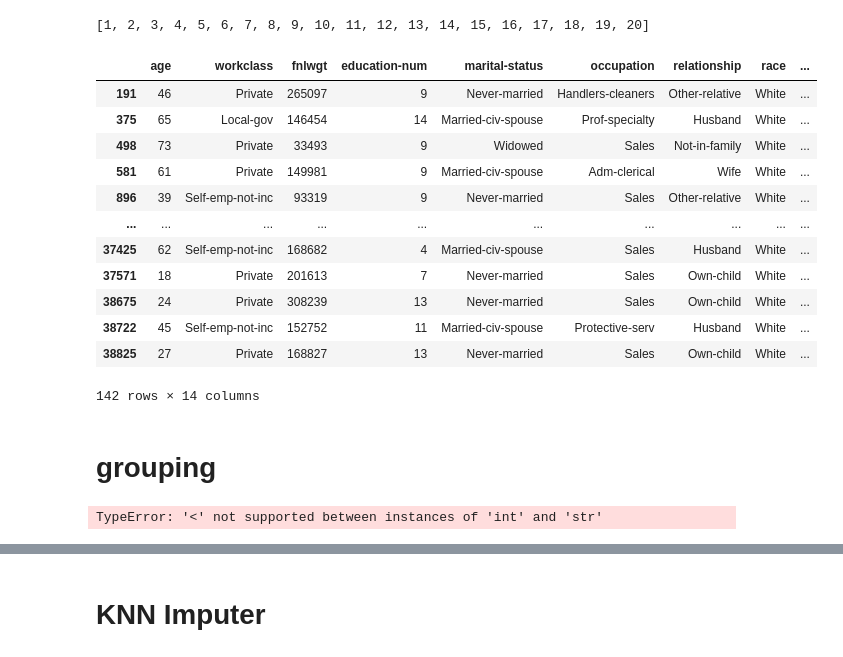
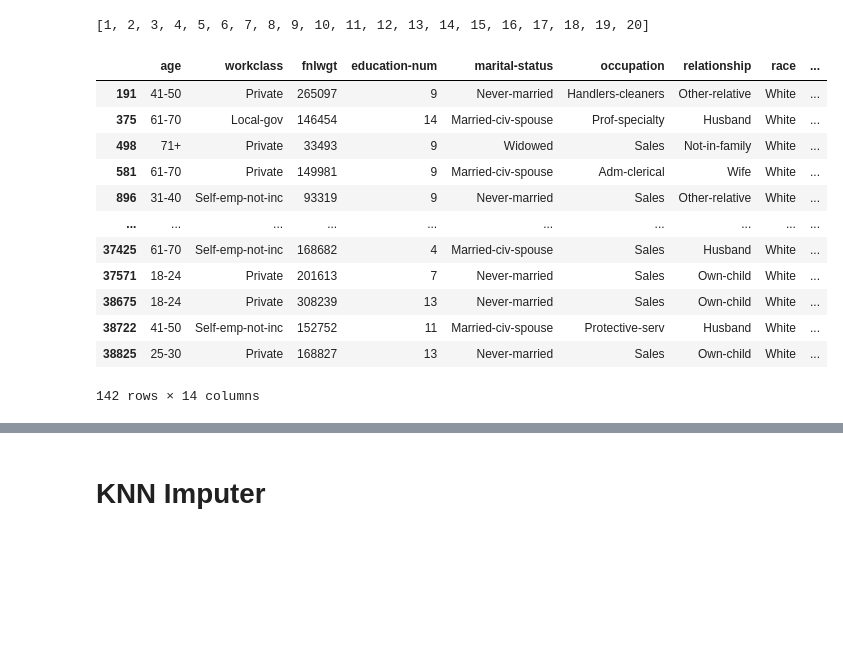
Before and after one commit to Staszek15/Data-Mining-Project, a Jupyter notebook: adults_cleaning.ipynb, the cells around one changed output, grey strips where cells are left out. Saved outputs shown, nothing was run; the diff lists cells and outputs as text; code cells hidden in the pictures; blank space fills up the shorter version.

```diff
--- a/adults_cleaning.ipynb
+++ b/adults_cleaning.ipynb
@@ -222,0 +240,34 @@ dtype: int64
+# %%
+def cleaning_function(data_, reg_map):
+
+    data = data_.copy()
+    data.pop("education")
+
+    # Delete leading space
+    data = data.map(remove_leading_space)
+
+    # Handle '?' missing values
+    data = data.replace("?", np.nan)
+
+    #unify income signs
+    data['income'] = data['income'].replace({"<=50K.":"<=50K",
+                                     ">50K.":">50K"})
+
+    #capital transformation
+    data["capital-gain"] = data["capital-gain"] - data["capital-loss"]
+    data = data.rename(columns = {"capital-gain":"capital"})
+    data.pop("capital-loss")
+
+    less_nulls = nulls_table(data,1)
+
+    less_nulls["native-country"] = less_nulls["native-country"].map(region_mapping, na_action="ignore")
+    less_nulls = less_nulls.rename(columns={'native-country':'region'})
+
+    bins= [0,18,25,31,41,51,61,71,150]
+    labels_age = ['0-17','18-24','25-30','31-40','41-50','51-60','61-70','71+']
+    less_nulls['age'] = pd.cut(less_nulls['age'], bins=bins, labels=labels_age, right=False)
+
+    return less_nulls
+# %%
+cleaned = cleaning_function(df, region_mapping)
+cleaned_test = cleaning_function(df_test, region_mapping)
@@ -234,3 +379,8 @@ plt.show()
+# %%
+cleaned.pop('how-many-miss-vals')
+cleaned_test.pop('how-many-miss-vals')
+cleaned.to_csv(Path("adults_data","adults_cleaned_train_data.csv"), index=None)
+cleaned_test.to_csv(Path("adults_data","adults_cleaned_test_data.csv"), index=None)
 # %% [markdown]
 ## Max values with 9s
 # %%
@@ -514,20 +405,18 @@ check_smallest(df_less_nulls, "hours-per-week", 20)
 # %% [output]
 [1, 2, 3, 4, 5, 6, 7, 8, 9, 10, 11, 12, 13, 14, 15, 16, 17, 18, 19, 20]
 # %%
-df_less_nulls[df_less_nulls['hours-per-week'] <= 5]
+cleaned[cleaned['hours-per-week'] <= 5]
 # %% [output]
 |  | age | workclass | fnlwgt | education-num | marital-status | occupation | relationship | race | ... |
-| 191 | 46 | Private | 265097 | 9 | Never-married | Handlers-cleaners | Other-relative | White | ... |
-| 375 | 65 | Local-gov | 146454 | 14 | Married-civ-spouse | Prof-specialty | Husband | White | ... |
-| 498 | 73 | Private | 33493 | 9 | Widowed | Sales | Not-in-family | White | ... |
-| 581 | 61 | Private | 149981 | 9 | Married-civ-spouse | Adm-clerical | Wife | White | ... |
-| 896 | 39 | Self-emp-not-inc | 93319 | 9 | Never-married | Sales | Other-relative | White | ... |
+| 191 | 41-50 | Private | 265097 | 9 | Never-married | Handlers-cleaners | Other-relative | White | ... |
+| 375 | 61-70 | Local-gov | 146454 | 14 | Married-civ-spouse | Prof-specialty | Husband | White | ... |
+| 498 | 71+ | Private | 33493 | 9 | Widowed | Sales | Not-in-family | White | ... |
+| 581 | 61-70 | Private | 149981 | 9 | Married-civ-spouse | Adm-clerical | Wife | White | ... |
+| 896 | 31-40 | Self-emp-not-inc | 93319 | 9 | Never-married | Sales | Other-relative | White | ... |
 | ... | ... | ... | ... | ... | ... | ... | ... | ... | ... |
-| 37425 | 62 | Self-emp-not-inc | 168682 | 4 | Married-civ-spouse | Sales | Husband | White | ... |
-| 37571 | 18 | Private | 201613 | 7 | Never-married | Sales | Own-child | White | ... |
-| 38675 | 24 | Private | 308239 | 13 | Never-married | Sales | Own-child | White | ... |
-| 38722 | 45 | Self-emp-not-inc | 152752 | 11 | Married-civ-spouse | Protective-serv | Husband | White | ... |
-| 38825 | 27 | Private | 168827 | 13 | Never-married | Sales | Own-child | White | ... |
+| 37425 | 61-70 | Self-emp-not-inc | 168682 | 4 | Married-civ-spouse | Sales | Husband | White | ... |
+| 37571 | 18-24 | Private | 201613 | 7 | Never-married | Sales | Own-child | White | ... |
+| 38675 | 18-24 | Private | 308239 | 13 | Never-married | Sales | Own-child | White | ... |
+| 38722 | 41-50 | Self-emp-not-inc | 152752 | 11 | Married-civ-spouse | Protective-serv | Husband | White | ... |
+| 38825 | 25-30 | Private | 168827 | 13 | Never-married | Sales | Own-child | White | ... |
 142 rows × 14 columns
-# %% [markdown]
-# grouping
@@ -582,8 +422,0 @@ df_less_nulls = df_less_nulls.rename(columns={'native-country':'region'})
-# %%
-bins= [0,18,25,31,41,51,61,71,150]
-labels_age = ['0-17','18-24','25-30','31-40','41-50','51-60','61-70','71+']
-df_less_nulls['age'] = pd.cut(df_less_nulls['age'], bins=bins, labels=labels_age, right=False)
-df_test['age'] = pd.cut(df_test['age'], bins=bins, labels=labels_age, right=False)
-df_less_nulls.head(5)
-# %% [output]
-TypeError: '<' not supported between instances of 'int' and 'str'
```
Also changed, not shown: parts of 38 cells of this notebook, 3 other files.
